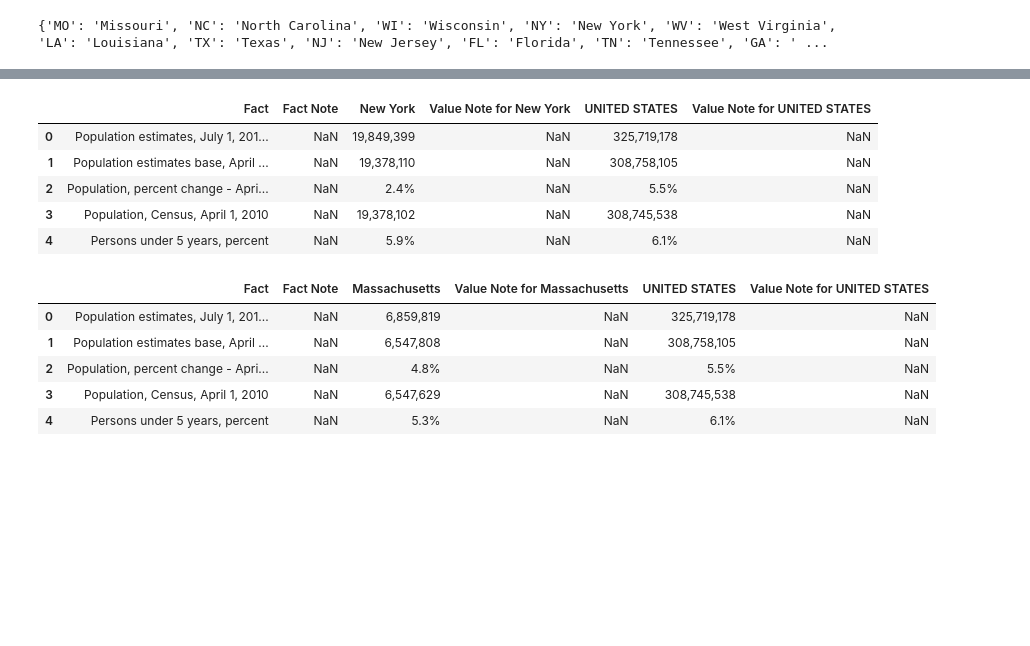
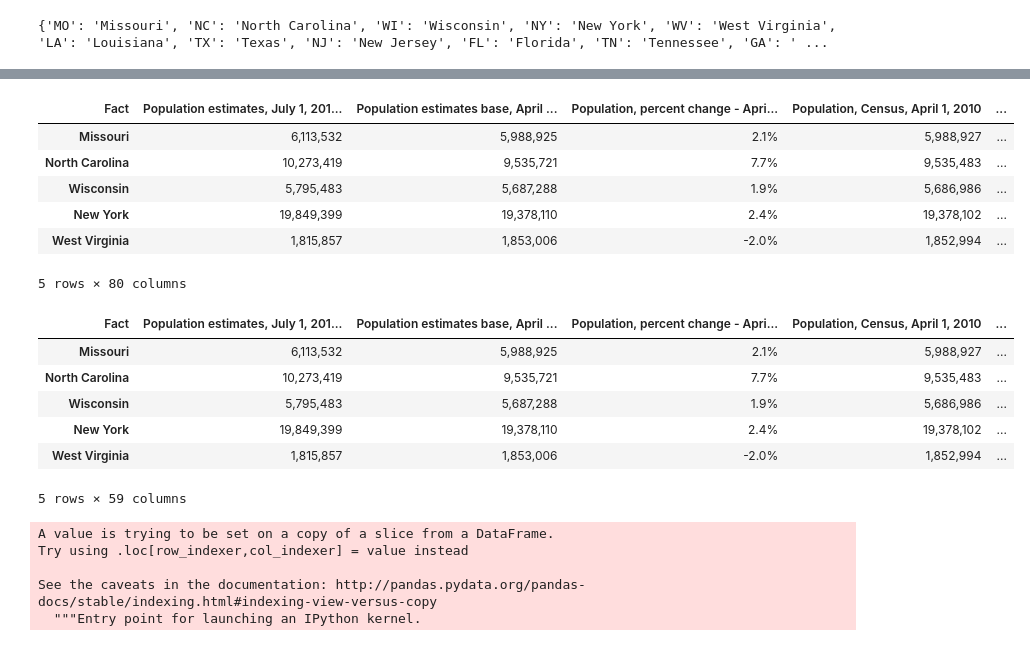
Before and after one commit to finnqiao/lendingclub_states, a Jupyter notebook: state_info.ipynb, the cells around one changed output, grey strips where cells are left out. Drawn from its saved outputs; the diff is of its cells as text; code cells hidden in the pictures; blank space fills up the shorter version.

```diff
--- a/state_info.ipynb
+++ b/state_info.ipynb
@@ -78,6 +78,11 @@ state_codes = ['MO', 'NC', 'WI', 'NY', 'WV', 'LA', 'TX', 'NJ', 'FL', 'TN', 'GA',
 state_names = dict.fromkeys(state_codes)
 for key in state_codes:
     state_names[key] = state_hash[key]
+state_names['DC'] = 'District of Columbia'
 print(state_names)
 # %% [output]
 {'MO': 'Missouri', 'NC': 'North Carolina', 'WI': 'Wisconsin', 'NY': 'New York', 'WV': 'West Virginia', 'LA': 'Louisiana', 'TX': 'Texas', 'NJ': 'New Jersey', 'FL': 'Florida', 'TN': 'Tennessee', 'GA': ' ...
+# %%
+links_list = dict.fromkeys(state_codes)
+for state in state_codes:
+    links_list[state] = ('https://www.census.gov/quickfacts/fact/csv/' + state.lower() + ',US/PST045217')
@@ -84,3 +109,5 @@ print(state_names)
 # %%
-data1 = pd.read_csv('https://www.census.gov/quickfacts/fact/csv/ny,US/PST045217')
-data2 = pd.read_csv('https://www.census.gov/quickfacts/fact/csv/ma,US/PST045217')
+mock_data = pd.read_csv('https://www.census.gov/quickfacts/fact/csv/dc,US/PST045217', encoding = 'utf-8')
+states_data = pd.DataFrame()
+states_data = states_data.append(mock_data['Fact'])
+states_data
@@ -87,18 +118,35 @@ data2 = pd.read_csv('https://www.census.gov/quickfacts/fact/csv/ma,US/PST045217'
-# %%
-data1.head()
-# %% [output]
-|  | Fact | Fact Note | New York | Value Note for New York | UNITED STATES | Value Note for UNITED STATES |
-| 0 | Population estimates, July 1, 201... | NaN | 19,849,399 | NaN | 325,719,178 | NaN |
-| 1 | Population estimates base, April ... | NaN | 19,378,110 | NaN | 308,758,105 | NaN |
-| 2 | Population, percent change - Apri... | NaN | 2.4% | NaN | 5.5% | NaN |
-| 3 | Population, Census, April 1, 2010 | NaN | 19,378,102 | NaN | 308,745,538 | NaN |
-| 4 | Persons under 5 years, percent | NaN | 5.9% | NaN | 6.1% | NaN |
-# %%
-data2.head()
-# %% [output]
-|  | Fact | Fact Note | Massachusetts | Value Note for Massachusetts | UNITED STATES | Value Note for UNITED STATES |
-| 0 | Population estimates, July 1, 201... | NaN | 6,859,819 | NaN | 325,719,178 | NaN |
-| 1 | Population estimates base, April ... | NaN | 6,547,808 | NaN | 308,758,105 | NaN |
-| 2 | Population, percent change - Apri... | NaN | 4.8% | NaN | 5.5% | NaN |
-| 3 | Population, Census, April 1, 2010 | NaN | 6,547,629 | NaN | 308,745,538 | NaN |
-| 4 | Persons under 5 years, percent | NaN | 5.3% | NaN | 6.1% | NaN |
+# %%
+for state in links_list:
+    data = pd.read_csv(links_list[state])
+    states_data = states_data.append(data[state_names[state]])
+# %%
+states_data.columns = states_data.iloc[0]
+states_data = states_data.drop(states_data.index[0])
+states_data.head()
+# %% [output]
+| Fact | Population estimates, July 1, 201... | Population estimates base, April ... | Population, percent change - Apri... | Population, Census, April 1, 2010 | ... |
+| Missouri | 6,113,532 | 5,988,925 | 2.1% | 5,988,927 | ... |
+| North Carolina | 10,273,419 | 9,535,721 | 7.7% | 9,535,483 | ... |
+| Wisconsin | 5,795,483 | 5,687,288 | 1.9% | 5,686,986 | ... |
+| New York | 19,849,399 | 19,378,110 | 2.4% | 19,378,102 | ... |
+| West Virginia | 1,815,857 | 1,853,006 | -2.0% | 1,852,994 | ... |
+5 rows × 80 columns
+# %%
+states_data = states_data.iloc[:,0:59]
+states_data.head()
+# %% [output]
+| Fact | Population estimates, July 1, 201... | Population estimates base, April ... | Population, percent change - Apri... | Population, Census, April 1, 2010 | ... |
+| Missouri | 6,113,532 | 5,988,925 | 2.1% | 5,988,927 | ... |
+| North Carolina | 10,273,419 | 9,535,721 | 7.7% | 9,535,483 | ... |
+| Wisconsin | 5,795,483 | 5,687,288 | 1.9% | 5,686,986 | ... |
+| New York | 19,849,399 | 19,378,110 | 2.4% | 19,378,102 | ... |
+| West Virginia | 1,815,857 | 1,853,006 | -2.0% | 1,852,994 | ... |
+5 rows × 59 columns
+# %%
+states_data['state_name'] = states_data.index
+# %% [output]
+A value is trying to be set on a copy of a slice from a DataFrame.
+Try using .loc[row_indexer,col_indexer] = value instead
+
+See the caveats in the documentation: http://pandas.pydata.org/pandas-docs/stable/indexing.html#indexing-view-versus-copy
+  """Entry point for launching an IPython kernel.
```
Also changed, not shown: parts of 4 cells of this notebook, 1 other file.
